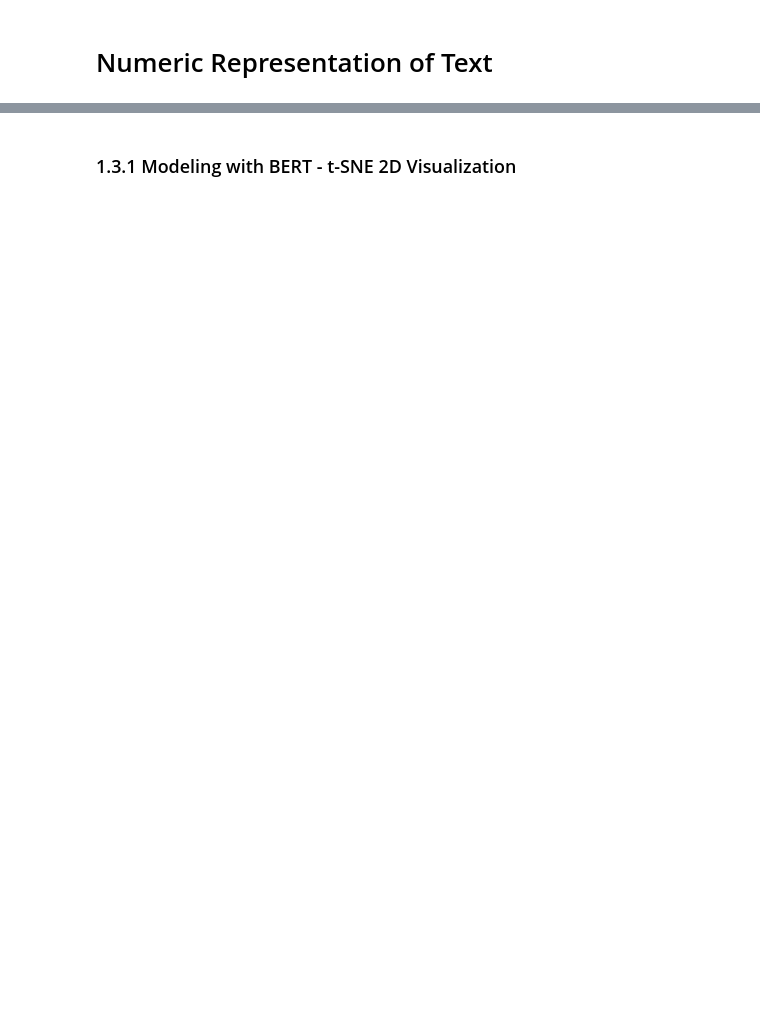
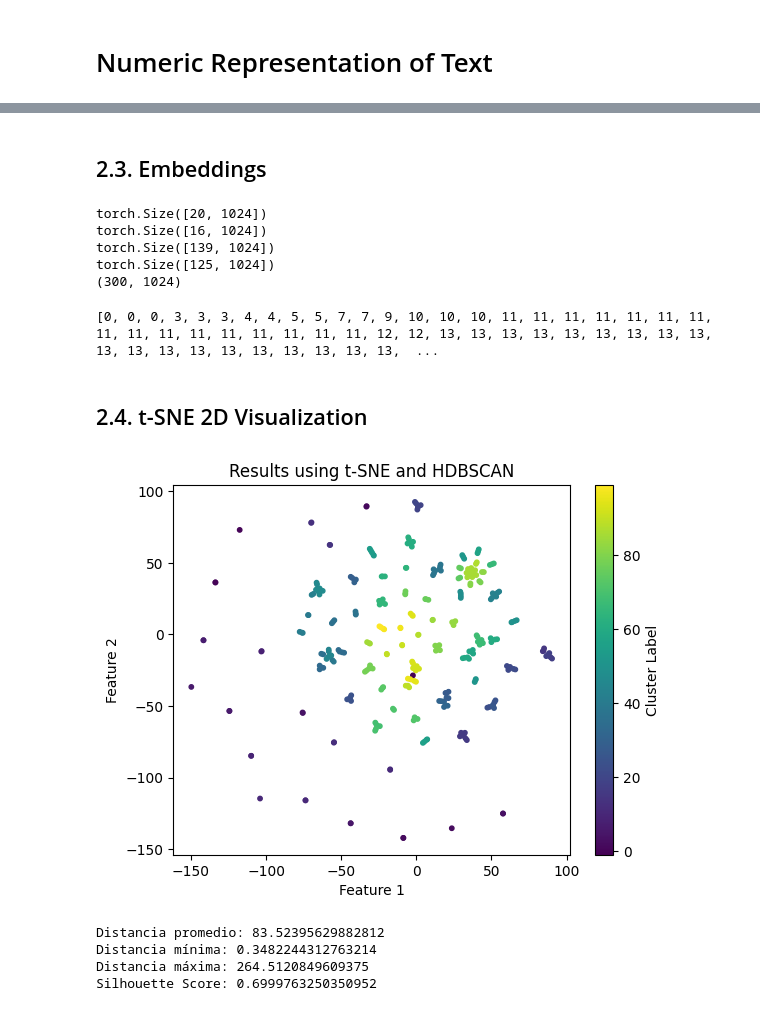
Before and after one commit to MolodyGs/Multimodal-News-Data-Collection, a Jupyter notebook: src/models/text_model/text_model.ipynb, the cells around one changed output, grey strips where cells are left out. Saved outputs shown, nothing was run; the diff lists cells and outputs as text; code cells hidden in the pictures; blank space fills up the shorter version.

Commit message:
feat: better representation for text model

```diff
--- a/src/models/text_model/text_model.ipynb
+++ b/src/models/text_model/text_model.ipynb
@@ -62,37 +107,102 @@ torch.save(embeddings_fact_checking, '../embeddings/fact_checking_text_embedding
+# %% [markdown]
+## 2.3. Embeddings
 # %%
-embeddings_1st = torch.load('../embeddings/1st_text_embeddings.pt')
-embeddings_2st = torch.load('../embeddings/2nd_text_embeddings.pt')
-embeddings_fact_checking = torch.load('../embeddings/fact_checking_text_embeddings.pt')
-embeddings = np.concatenate([embeddings_1st, embeddings_2st, embeddings_fact_checking])
+embeddings_1st_file_name = '1st_RoBERTa_text_embeddings.pt'
+embeddings_2nd_file_name = '2nd_RoBERTa_text_embeddings.pt'
+embeddings_fact_checking_file_name = 'fact_checking_RoBERTa_text_embeddings.pt'
+embeddings_biobiochile_file_name = 'biobiochile_RoBERTa_text_embeddings.pt'
+
+# embeddings_1st_file_name = '1st_BERT_text_embeddings.pt'
+# embeddings_2nd_file_name = '2nd_BERT_text_embeddings.pt'
+# embeddings_fact_checking_file_name = 'fact_checking_BERT_text_embeddings.pt'
+# embeddings_biobiochile_file_name = 'biobiochile_BERT_text_embeddings.pt'
+
+embeddings_1st = torch.load(embeddings_1st_file_name)
+embeddings_2st = torch.load(embeddings_2nd_file_name)
+embeddings_fact_checking = torch.load(embeddings_fact_checking_file_name)
+embeddings_biobiochile = torch.load(embeddings_biobiochile_file_name)
+embeddings = np.concatenate([embeddings_1st, embeddings_2st, embeddings_fact_checking, embeddings_biobiochile])
 
 print(embeddings_1st.shape)
 print(embeddings_2st.shape)
 print(embeddings_fact_checking.shape)
+print(embeddings_biobiochile.shape)
 print(embeddings.shape)
+# %% [output]
+torch.Size([20, 1024])
+torch.Size([16, 1024])
+torch.Size([139, 1024])
+torch.Size([125, 1024])
+(300, 1024)
+# %%
+#Estructura de datos para guardar las relaciones entre las imagenes y las noticias
+relationships = []
+image_relationships = []
+
+for page in row_data["pages"]:
+    relationships.append(len(page["images"]))
+    for image in page["images"]:
+        image_relationships.append({"image": image, "page": page})
+
+#Crea una lista de cluster para luego visualizar que imagen pertenece a que noticia.
+amount = 0
+cluster_relationships = []
+for index, relation in enumerate(relationships):
+    amount += relation
+    if relation == 0:
+        continue
+    for i in range(relation):
+        cluster_relationships.append(index)
+
+print(cluster_relationships)
+# %% [output]
+[0, 0, 0, 3, 3, 3, 4, 4, 5, 5, 7, 7, 9, 10, 10, 10, 11, 11, 11, 11, 11, 11, 11, 11, 11, 11, 11, 11, 11, 11, 11, 11, 12, 12, 13, 13, 13, 13, 13, 13, 13, 13, 13, 13, 13, 13, 13, 13, 13, 13, 13, 13, 13,  ...
 # %% [markdown]
-### 1.3.1 Modeling with BERT - t-SNE 2D Visualization
+## 2.4. t-SNE 2D Visualization
 # %%
 tsne = TSNE(n_components=2, perplexity=1, random_state=42)
 embeddings_2d = tsne.fit_transform(embeddings)
 
-clusterer = hdbscan.HDBSCAN(min_cluster_size=6, min_samples=3, cluster_selection_epsilon=10)
-cluster_labels = clusterer.fit_predict(embeddings_2d)
+# cluster_selection_epsilon_values = [0.1, 0.2, 0.3, 0.4, 0.5, 0.6, 0.7, 0.8, 0.9, 1, 1.5, 2, 2.5, 3]
+# min_cluster_size_values = [2, 3, 4, 5, 6, 7, 8, 9, 10]
+# min_samples_values = [1, 2, 3, 4, 5, 6, 7, 8, 9, 10]
+# silhouette_scores = []
+
+# for epsilon in cluster_selection_epsilon_values:
+#     for min_cluster_size in min_cluster_size_values:
+#         for min_samples in min_samples_values:
+#             clusterer = hdbscan.HDBSCAN(min_cluster_size=min_cluster_size, min_samples=min_samples, cluster_selection_epsilon=epsilon)
+#             cluster_labels = clusterer.fit_predict(embeddings_2d)
+#             score = silhouette_score(embeddings_2d, cluster_labels)
+#             silhouette_scores.append({"score": score, "epsilon": epsilon, "min_cluster_size": min_cluster_size, "min_samples": min_samples})
+
+# silhouette_scores = pd.DataFrame(silhouette_scores)
+# silhouette_scores = silhouette_scores.sort_values(by='score', ascending=False)
+# print(silhouette_scores.head(1)) # Best silhouette score: 0.696662, epsilon: 0.1, min_cluster_size: 2, min_samples: 1
+
+cluster_labels = hdbscan.HDBSCAN(min_cluster_size=2, min_samples=1, cluster_selection_epsilon=0.6).fit_predict(embeddings_2d)
 
 plt.scatter(embeddings_2d[:, 0], embeddings_2d[:, 1], c=cluster_labels, cmap='viridis', s=10)
 plt.title('Results using t-SNE and HDBSCAN')
 plt.xlabel('Feature 1')
 plt.ylabel('Feature 2')
 plt.colorbar(label='Cluster Label')
 plt.show()
 
 distances = pairwise_distances(embeddings_2d, metric='euclidean')
 average_distance = np.mean(distances)
 min_distance = np.min(distances[distances > 0])
 max_distance = np.max(distances)
 
 print(f"Distancia promedio: {average_distance}")
 print(f"Distancia mínima: {min_distance}")
 print(f"Distancia máxima: {max_distance}")
 
 score = silhouette_score(embeddings_2d, cluster_labels)
 print(f"Silhouette Score: {score}")
+# %% [output]
+[figure, added]
+Distancia promedio: 83.52395629882812
+Distancia mínima: 0.3482244312763214
+Distancia máxima: 264.5120849609375
+Silhouette Score: 0.6999763250350952
```
Also changed, not shown: parts of 29 cells of this notebook.
